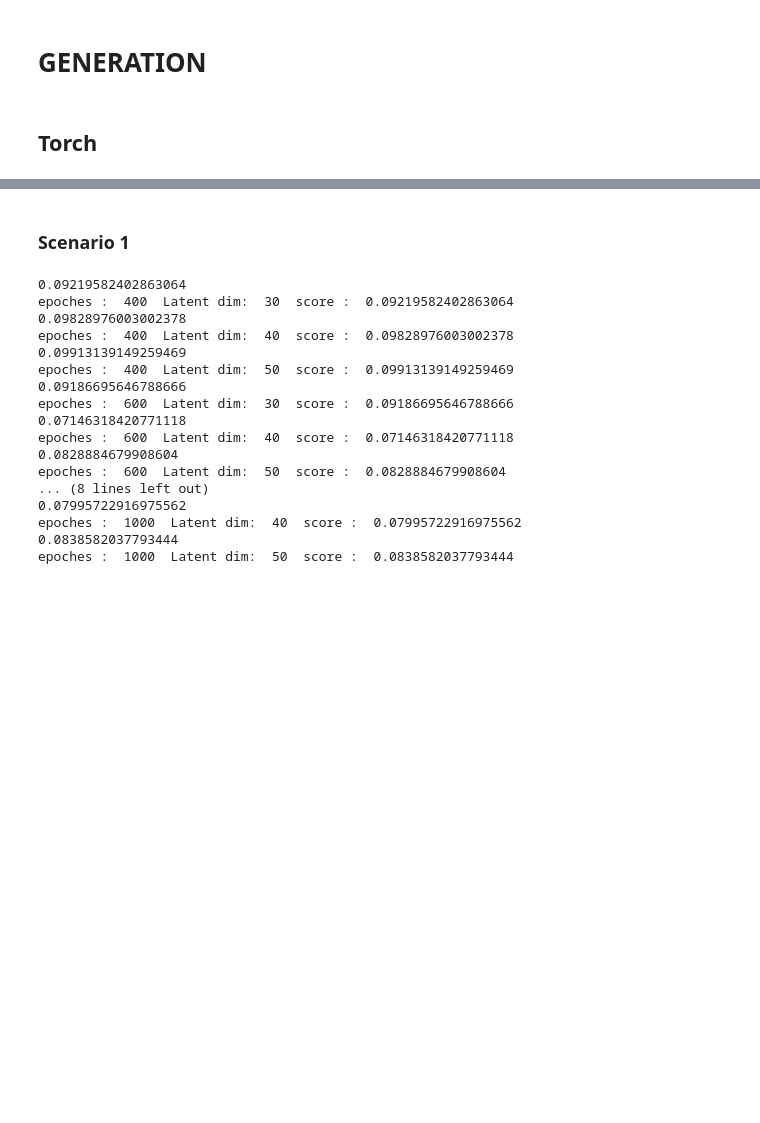
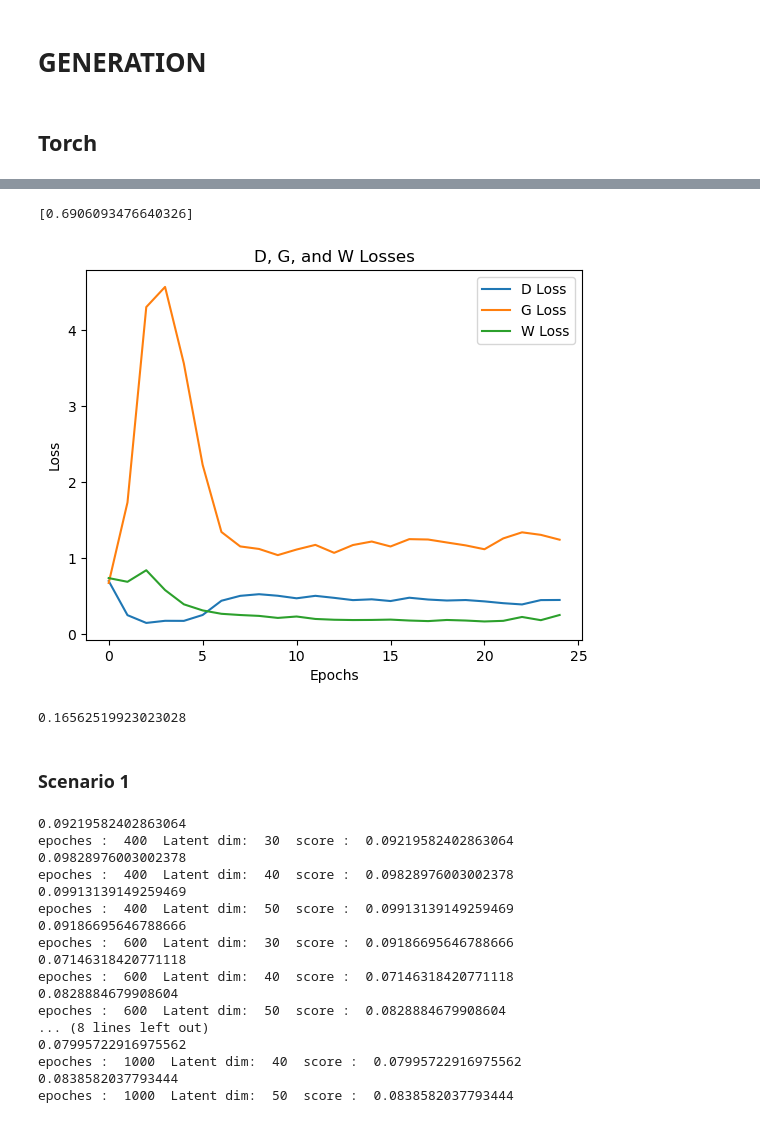
Before and after one commit to thomasloux/Genhack3-TheBlues, a Jupyter notebook: training_cGaN.ipynb, the cells around one changed output, grey strips where cells are left out. Saved outputs shown, nothing was run; the diff lists cells and outputs as text; code cells hidden in the pictures; blank space fills up the shorter version.

```diff
--- a/training_cGaN.ipynb
+++ b/training_cGaN.ipynb
@@ -88,7 +88,6 @@ Y_corrected_scenarios = [correction(Y_scenarios[i]) for i in range(len(Y_scenari
 # %%
 # Create the label column
 labels = np.repeat(np.arange(len(Y_corrected_scenarios)), [len(Y_corrected_scenarios[i]) for i in range(len(Y_corrected_scenarios))])
-labels+=1
 # %%
 concatenated_vectors = np.concatenate(Y_corrected_scenarios, axis=0)
 # %%
@@ -446,0 +429,3 @@ KeyboardInterrupt:
+# %%
+Y_train, Y_test = train_test_split(Y_labeled, test_size=0.25)
+D,G,W = defineandtrain(Y_train,Y_test,latent_dim=50, epochs = 1000)
@@ -447,3 +435,48 @@ KeyboardInterrupt:
+# %%
+W
+# %% [output]
+[0.6906093476640326]
+# %%
+import matplotlib.pyplot as plt
+
+# Plot D, G, and W losses
+plt.plot(D, label='D Loss')
+plt.plot(G, label='G Loss')
+plt.plot(W, label='W Loss')
+
+# Add labels and title
+plt.xlabel('Epochs')
+plt.ylabel('Loss')
+plt.title('D, G, and W Losses')
+
+# Add legend
+plt.legend()
+
+# Show the plot
+plt.show()
+import matplotlib.pyplot as plt
+
+# Plot D, G, and W losses
+plt.plot(D, label='D Loss')
+plt.plot(G, label='G Loss')
+plt.plot(W, label='W Loss')
+
+# Add labels and title
+plt.xlabel('Epochs')
+plt.ylabel('Loss')
+plt.title('D, G, and W Losses')
+
+# Add legend
+plt.legend()
+
+# Show the plot
+plt.show()
+# %% [output]
+[figure, added]
+# %%
+min(W)
+# %% [output]
+0.16562519923023028
 # %% [markdown]
 ### Scenario 1
 # %%
```
Also changed, not shown: parts of 7 cells of this notebook.
